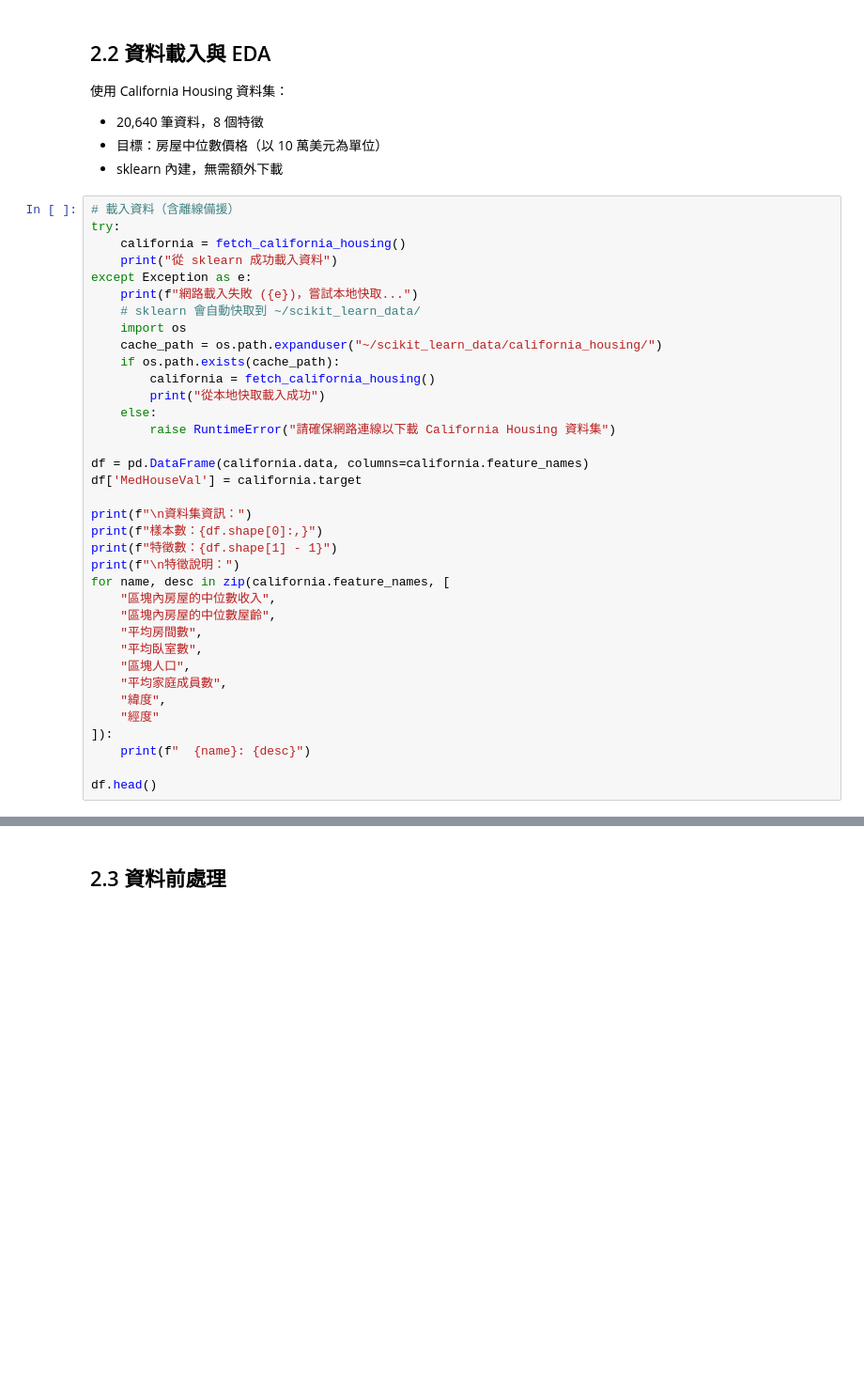
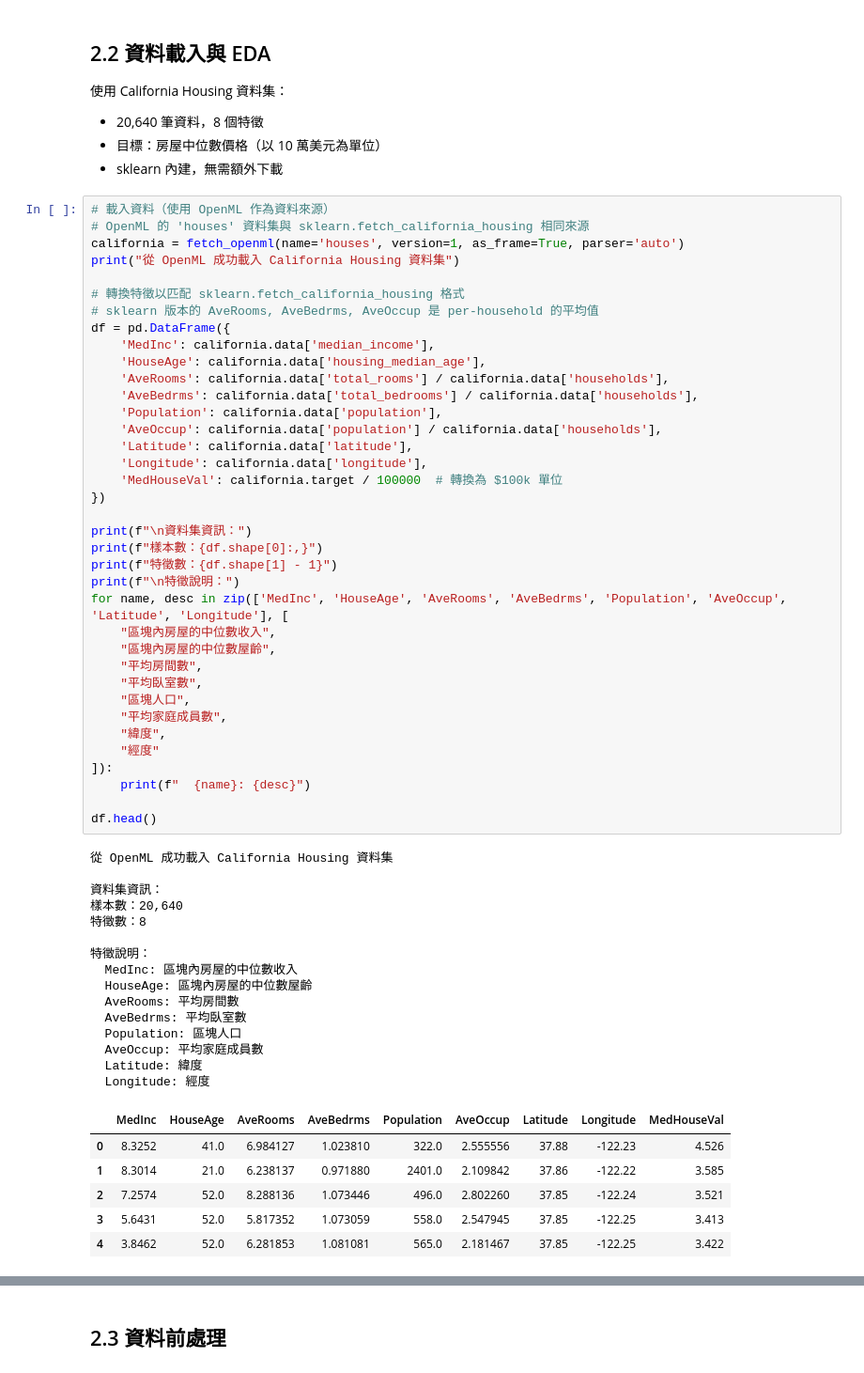
Before and after one commit to Cattleya517/MLDL, a Jupyter notebook: 01-ml-sklearn/regression/regression_fundamentals.ipynb, the cells around one changed output, grey strips where cells are left out. Shown at 94% size. Cells and saved outputs as stored; diff of their text form; blank space fills up the shorter version.

```diff
--- a/01-ml-sklearn/regression/regression_fundamentals.ipynb
+++ b/01-ml-sklearn/regression/regression_fundamentals.ipynb
@@ -309,41 +312,64 @@ print("環境設定完成！")
 - 目標：房屋中位數價格（以 10 萬美元為單位）
 - sklearn 內建，無需額外下載
 # %%
-# 載入資料（含離線備援）
-try:
-    california = fetch_california_housing()
-    print("從 sklearn 成功載入資料")
-except Exception as e:
-    print(f"網路載入失敗 ({e})，嘗試本地快取...")
-    # sklearn 會自動快取到 ~/scikit_learn_data/
-    import os
-    cache_path = os.path.expanduser("~/scikit_learn_data/california_housing/")
-    if os.path.exists(cache_path):
-        california = fetch_california_housing()
-        print("從本地快取載入成功")
-    else:
-        raise RuntimeError("請確保網路連線以下載 California Housing 資料集")
+# 載入資料（使用 OpenML 作為資料來源）
+# OpenML 的 'houses' 資料集與 sklearn.fetch_california_housing 相同來源
+california = fetch_openml(name='houses', version=1, as_frame=True, parser='auto')
+print("從 OpenML 成功載入 California Housing 資料集")
 
-df = pd.DataFrame(california.data, columns=california.feature_names)
-df['MedHouseVal'] = california.target
+# 轉換特徵以匹配 sklearn.fetch_california_housing 格式
+# sklearn 版本的 AveRooms, AveBedrms, AveOccup 是 per-household 的平均值
+df = pd.DataFrame({
+    'MedInc': california.data['median_income'],
+    'HouseAge': california.data['housing_median_age'],
+    'AveRooms': california.data['total_rooms'] / california.data['households'],
+    'AveBedrms': california.data['total_bedrooms'] / california.data['households'],
+    'Population': california.data['population'],
+    'AveOccup': california.data['population'] / california.data['households'],
+    'Latitude': california.data['latitude'],
+    'Longitude': california.data['longitude'],
+    'MedHouseVal': california.target / 100000  # 轉換為 $100k 單位
+})
 
 print(f"\n資料集資訊：")
 print(f"樣本數：{df.shape[0]:,}")
 print(f"特徵數：{df.shape[1] - 1}")
 print(f"\n特徵說明：")
-for name, desc in zip(california.feature_names, [
+for name, desc in zip(['MedInc', 'HouseAge', 'AveRooms', 'AveBedrms', 'Population', 'AveOccup', 'Latitude', 'Longitude'], [
     "區塊內房屋的中位數收入",
     "區塊內房屋的中位數屋齡",
     "平均房間數",
     "平均臥室數",
     "區塊人口",
     "平均家庭成員數",
     "緯度",
     "經度"
 ]):
     print(f"  {name}: {desc}")
 
 df.head()
+# %% [output]
+從 OpenML 成功載入 California Housing 資料集
+
+資料集資訊：
+樣本數：20,640
+特徵數：8
+
+特徵說明：
+  MedInc: 區塊內房屋的中位數收入
+  HouseAge: 區塊內房屋的中位數屋齡
+  AveRooms: 平均房間數
+  AveBedrms: 平均臥室數
+  Population: 區塊人口
+  AveOccup: 平均家庭成員數
+  Latitude: 緯度
+  Longitude: 經度
+|  | MedInc | HouseAge | AveRooms | AveBedrms | Population | AveOccup | Latitude | Longitude | MedHouseVal |
+| 0 | 8.3252 | 41.0 | 6.984127 | 1.023810 | 322.0 | 2.555556 | 37.88 | -122.23 | 4.526 |
+| 1 | 8.3014 | 21.0 | 6.238137 | 0.971880 | 2401.0 | 2.109842 | 37.86 | -122.22 | 3.585 |
+| 2 | 7.2574 | 52.0 | 8.288136 | 1.073446 | 496.0 | 2.802260 | 37.85 | -122.24 | 3.521 |
+| 3 | 5.6431 | 52.0 | 5.817352 | 1.073059 | 558.0 | 2.547945 | 37.85 | -122.25 | 3.413 |
+| 4 | 3.8462 | 52.0 | 6.281853 | 1.081081 | 565.0 | 2.181467 | 37.85 | -122.25 | 3.422 |
 # %%
 # 基本統計
 print("=" * 60)
```
Also changed, not shown: parts of 15 cells of this notebook, 4 other files.
